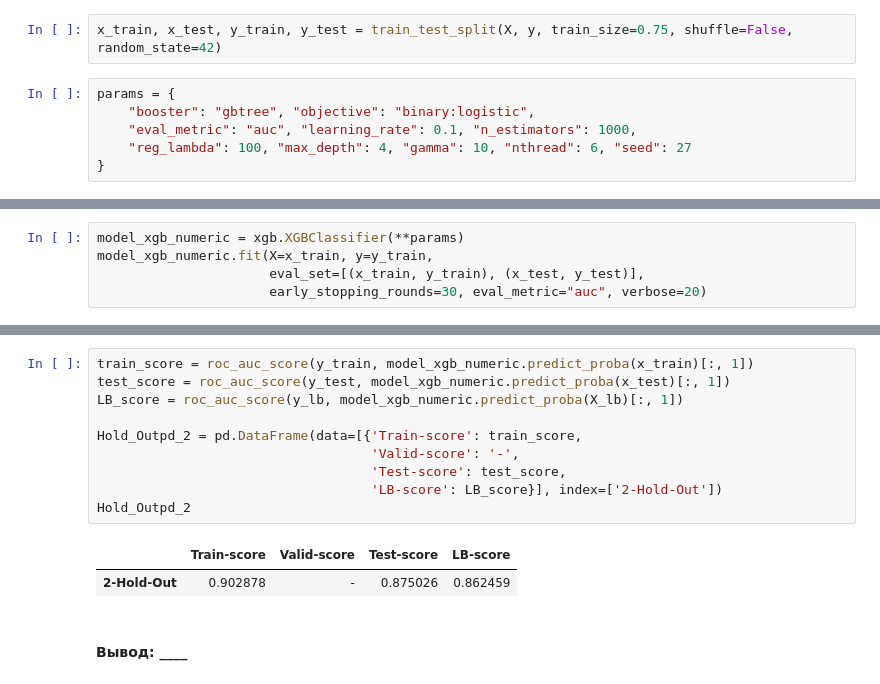
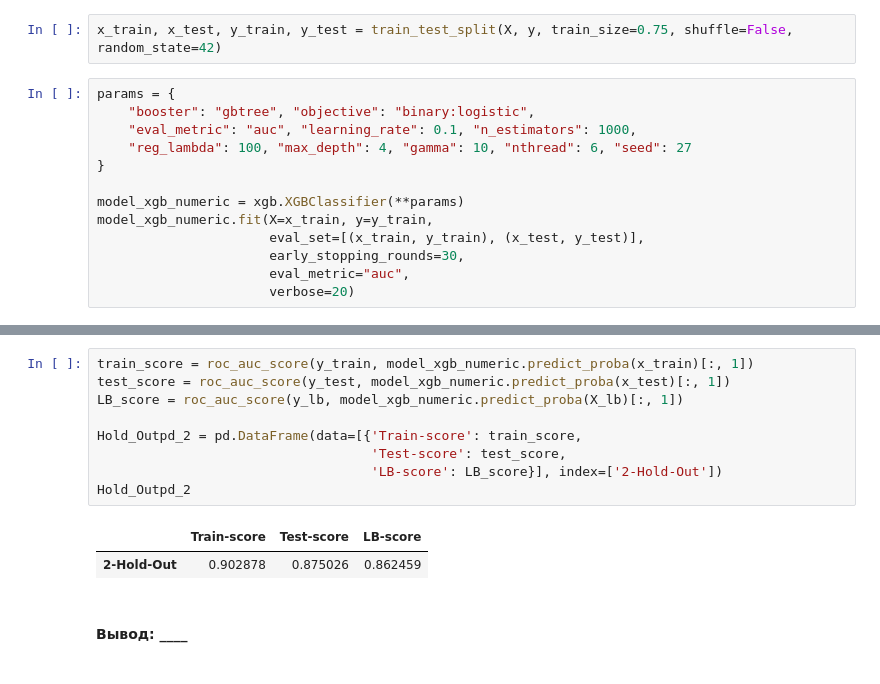
Before and after one commit to koryagin2006/GB_course_Sports_data_analysis, a Jupyter notebook: HW/HW_3 Validation_after_consult.ipynb, the cells around one changed output, grey strips where cells are left out. Drawn from its saved outputs; the diff is of its cells as text.

```diff
--- a/HW_3 Validation.ipynb
+++ b/HW/HW_3 Validation_after_consult.ipynb
@@ -73,3 +73,10 @@ params = {
     "eval_metric": "auc", "learning_rate": 0.1, "n_estimators": 1000,
     "reg_lambda": 100, "max_depth": 4, "gamma": 10, "nthread": 6, "seed": 27
 }
+
+model_xgb_numeric = xgb.XGBClassifier(**params)
+model_xgb_numeric.fit(X=x_train, y=y_train,
+                      eval_set=[(x_train, y_train), (x_test, y_test)],
+                      early_stopping_rounds=30,
+                      eval_metric="auc",
+                      verbose=20)
@@ -76,5 +103,0 @@ params = {
-# %%
-model_xgb_numeric = xgb.XGBClassifier(**params)
-model_xgb_numeric.fit(X=x_train, y=y_train,
-                      eval_set=[(x_train, y_train), (x_test, y_test)],
-                      early_stopping_rounds=30, eval_metric="auc", verbose=20)
@@ -102,16 +104,15 @@ XGBClassifier(base_score=0.5, booster='gbtree', colsample_bylevel=1,
 # %%
 train_score = roc_auc_score(y_train, model_xgb_numeric.predict_proba(x_train)[:, 1])
 test_score = roc_auc_score(y_test, model_xgb_numeric.predict_proba(x_test)[:, 1])
 LB_score = roc_auc_score(y_lb, model_xgb_numeric.predict_proba(X_lb)[:, 1])
 
 Hold_Outpd_2 = pd.DataFrame(data=[{'Train-score': train_score,
-                                   'Valid-score': '-',
                                    'Test-score': test_score,
                                    'LB-score': LB_score}], index=['2-Hold-Out'])
 Hold_Outpd_2
 # %% [output]
-|  | Train-score | Valid-score | Test-score | LB-score |
-| 2-Hold-Out | 0.902878 | - | 0.875026 | 0.862459 |
+|  | Train-score | Test-score | LB-score |
+| 2-Hold-Out | 0.902878 | 0.875026 | 0.862459 |
 # %% [markdown]
 #### Вывод: ____
 # %% [markdown]
```
Also changed, not shown: parts of 13 cells of this notebook.
